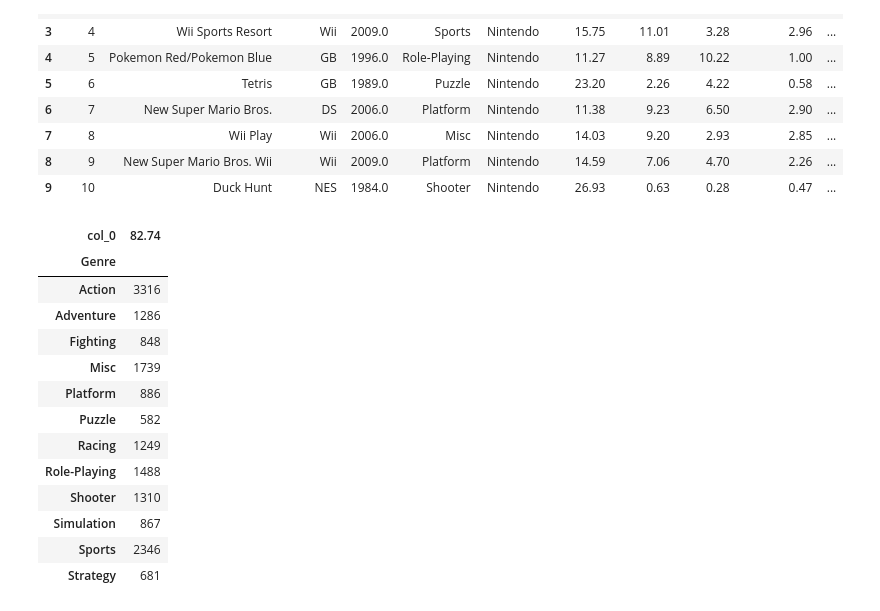
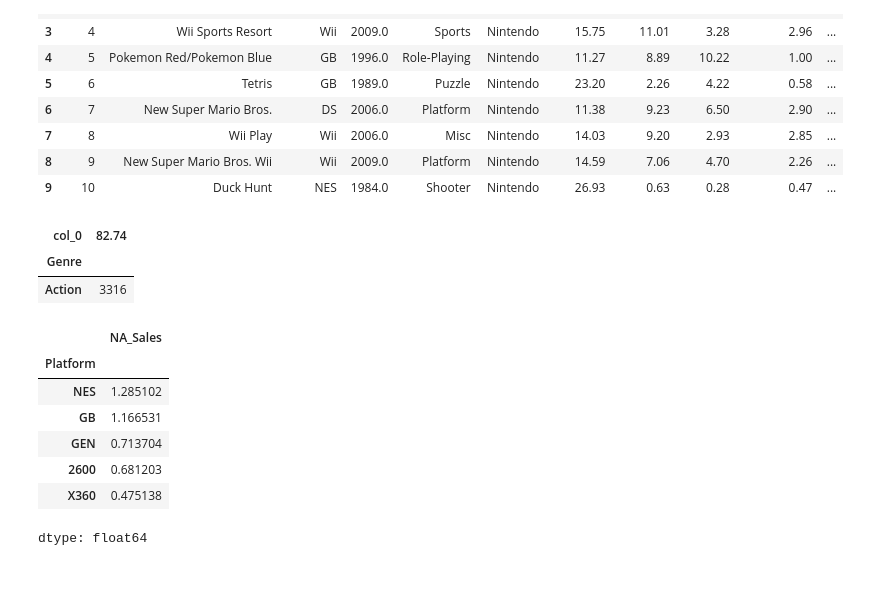
Before and after one commit to AndrielHenrique/data_science_2025, a Jupyter notebook: notebooks/Lab03_Essential_Libs_PartII/Exercicio_pandas.ipynb, the cells around one changed output. Drawn from its saved outputs; the diff is of its cells as text; code cells hidden in the pictures; blank space fills up the shorter version.

```diff
--- a/notebooks/Lab03_Essential_Libs_PartII/Exercicio_pandas.ipynb
+++ b/notebooks/Lab03_Essential_Libs_PartII/Exercicio_pandas.ipynb
@@ -247,21 +247,20 @@ df.head(10)
 | 9 | 10 | Duck Hunt | NES | 1984.0 | Shooter | Nintendo | 26.93 | 0.63 | 0.28 | 0.47 | ... |
 # %%
 genero = pd.crosstab(df.Genre, df.Global_Sales.max())
-genero
+genero.head(1)
 # %% [output]
 | col_0 | 82.74 |
 | Genre |  |
 | Action | 3316 |
-| Adventure | 1286 |
-| Fighting | 848 |
-| Misc | 1739 |
-| Platform | 886 |
-| Puzzle | 582 |
-| Racing | 1249 |
-| Role-Playing | 1488 |
-| Shooter | 1310 |
-| Simulation | 867 |
-| Sports | 2346 |
-| Strategy | 681 |
 # %%
-ex2 = df.groupby('Platform')['NA_Sales'].mean().sort.values()
+ex2 = df.groupby('Platform')['NA_Sales'].mean().sort_values(ascending=False)
+ex2.head(5)
+# %% [output]
+|  | NA_Sales |
+| Platform |  |
+| NES | 1.285102 |
+| GB | 1.166531 |
+| GEN | 0.713704 |
+| 2600 | 0.681203 |
+| X360 | 0.475138 |
+dtype: float64
```
